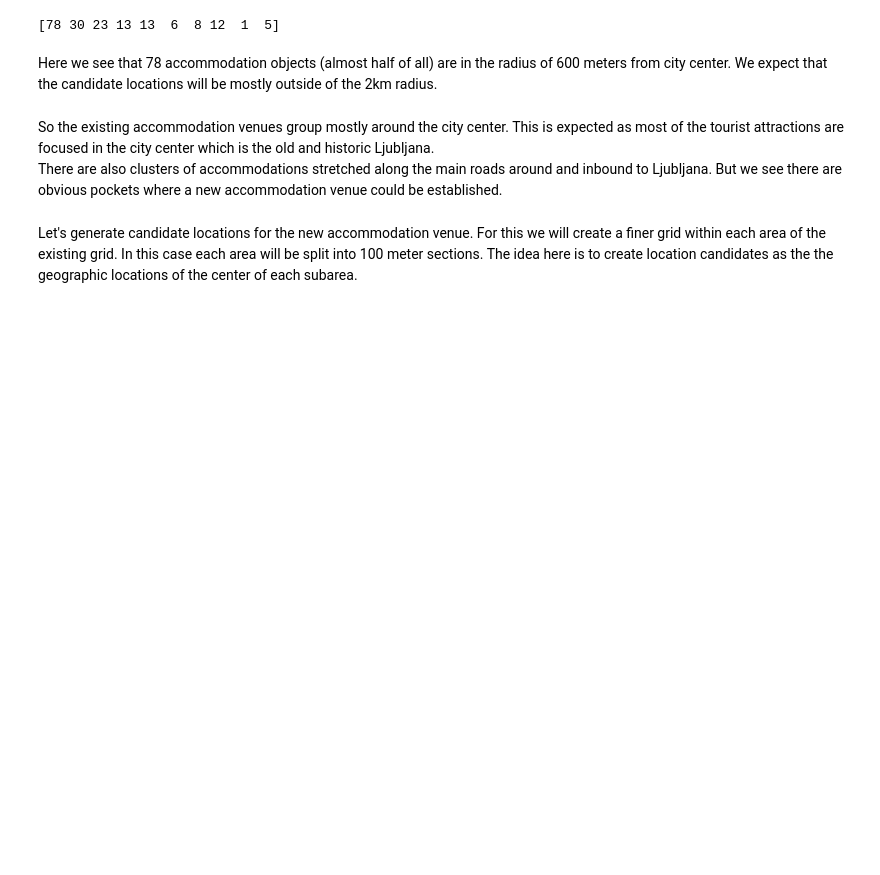
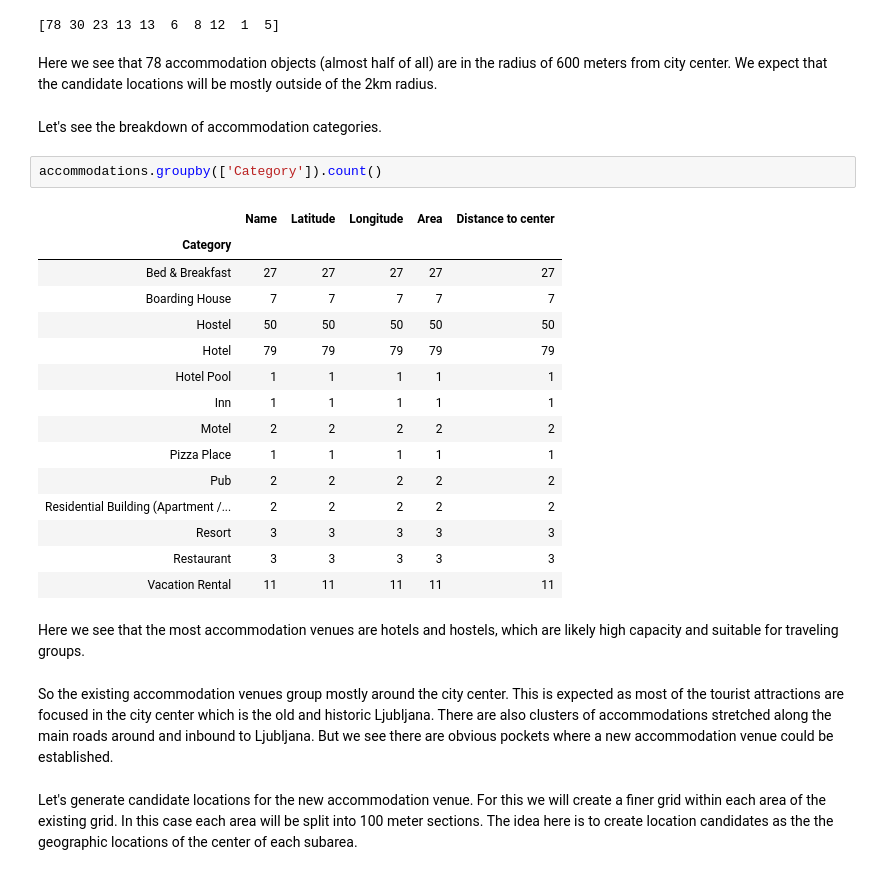
Before and after one commit to mkaste/Coursera_Capstone, a Jupyter notebook: Capstone_Project.ipynb, the cells around one changed output. Saved outputs shown, nothing was run; the diff lists cells and outputs as text; blank space fills up the shorter version.

```diff
--- a/Capstone_Project.ipynb
+++ b/Capstone_Project.ipynb
@@ -541,6 +544,28 @@ print(count)
 # %% [markdown]
 Here we see that 78 accommodation objects (almost half of all) are in the radius of 600 meters from city center.
 We expect that the candidate locations will be mostly outside of the 2km radius.
+# %% [markdown]
+Let's see the breakdown of accommodation categories.
+# %%
+accommodations.groupby(['Category']).count()
+# %% [output]
+|  | Name | Latitude | Longitude | Area | Distance to center |
+| Category |  |  |  |  |  |
+| Bed & Breakfast | 27 | 27 | 27 | 27 | 27 |
+| Boarding House | 7 | 7 | 7 | 7 | 7 |
+| Hostel | 50 | 50 | 50 | 50 | 50 |
+| Hotel | 79 | 79 | 79 | 79 | 79 |
+| Hotel Pool | 1 | 1 | 1 | 1 | 1 |
+| Inn | 1 | 1 | 1 | 1 | 1 |
+| Motel | 2 | 2 | 2 | 2 | 2 |
+| Pizza Place | 1 | 1 | 1 | 1 | 1 |
+| Pub | 2 | 2 | 2 | 2 | 2 |
+| Residential Building (Apartment /... | 2 | 2 | 2 | 2 | 2 |
+| Resort | 3 | 3 | 3 | 3 | 3 |
+| Restaurant | 3 | 3 | 3 | 3 | 3 |
+| Vacation Rental | 11 | 11 | 11 | 11 | 11 |
+# %% [markdown]
+Here we see that the most accommodation venues are hotels and hostels, which are likely high capacity and suitable for traveling groups.
 # %% [markdown]
 So the existing accommodation venues group mostly around the city center. This is expected as most of the tourist attractions are focused in the city center which is the old and historic Ljubljana.
 There are also clusters of accommodations stretched along the main roads around and inbound to Ljubljana.
```
Also changed, not shown: parts of 5 cells of this notebook.
